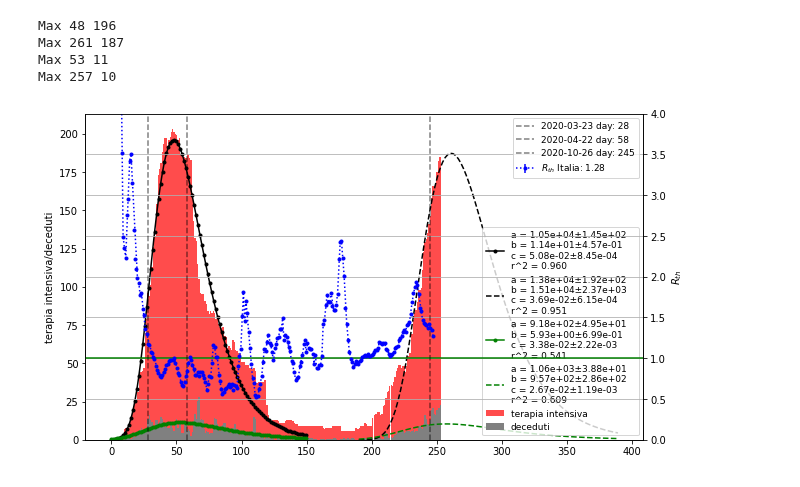
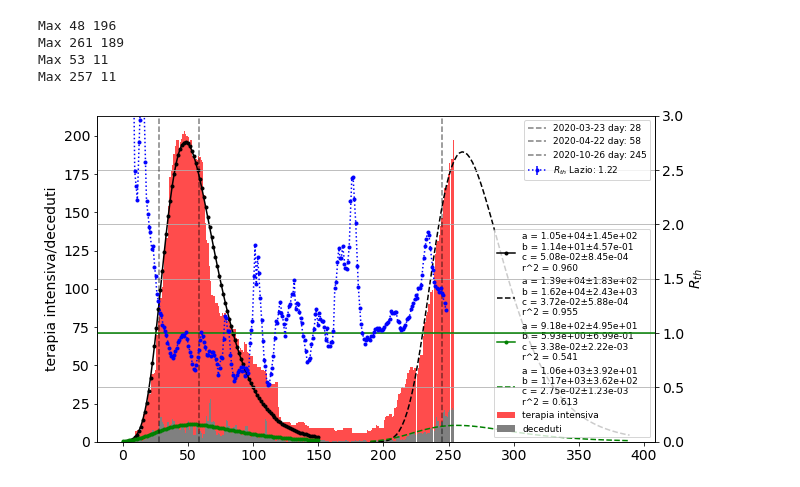
Before and after one commit to gmazzitelli/studenti, a Jupyter notebook: R_th.ipynb, the cells around one changed output. Saved outputs shown, nothing was run; the diff lists cells and outputs as text; code cells hidden in the pictures.

```diff
--- a/R_th.ipynb
+++ b/R_th.ipynb
@@ -293,7 +301,6 @@ plt.show()
 # %%
 fig, ax = plt.subplots(figsize=(10,6))
 x = np.linspace(0, len(Lazio['data']), len(Lazio['data']))
-
 y = np.array(Lazio['terapia_intensiva'])
 ax.bar(x,y, color='red', alpha=0.7, label='terapia intensiva', width=1)
 ax, par = fittalo(dGompertz, x[x<150], y[x<150], ax, [1e5,9., 0.1], 'k.-')
@@ -352,35 +359,35 @@ ax.legend(loc=4, prop={'size': 9})
 ax = ax.twinx()
 
 data = Lazio['nuovi_positivi']
 N=7
 y = np.convolve(data, np.ones((N,))/N, mode='valid')
 x = np.linspace(0, len(y), len(y))
 d=5
 
 y_past = y[:-d]
 x_ = x[d:]
 Rth = y[d:]/y_past
 
 
 # ax.errorbar(x, y, yerr=0, fmt='k.:', label='running avarege')
-ax.errorbar(x_, Rth, yerr=0, fmt='b.:', label='$R_{th}$'+' Italia: {0:.2f}'.format(Rth[-1]))
+ax.errorbar(x_, Rth, yerr=0, fmt='b.:', label='$R_{th}$'+' Lazio: {0:.2f}'.format(Rth[-1]))
 ax.axhline(1, color='green')
 ax.set_xlabel('giorni', horizontalalignment = 'left', x=0.8)
 ax.set_ylabel(r'$R_{th}$')
 day=28
 ax.axvline(day, color='black', linestyle='--', label='{:s} day: {:d}'.format(Lazio.iloc[day, 0][0:10], day), alpha=0.5)
 day=58
 ax.axvline(day, color='black', linestyle='--', label='{:s} day: {:d}'.format(Lazio.iloc[day, 0][0:10], day), alpha=0.5)
 day=245
 ax.axvline(day, color='black', linestyle='--', label='{:s} day: {:d}'.format(Lazio.iloc[day, 0][0:10], day), alpha=0.5)
 
 ax.legend(loc=1, prop={'size': 9})
-ax.set_ylim(bottom=0, top=4)
+ax.set_ylim(bottom=0, top=3)
 ax.grid()
 plt.show()
 # %% [output]
 Max 48 196
-Max 261 187
+Max 261 189
 Max 53 11
-Max 257 10
+Max 257 11
-[figure, old version]
+[figure, new version]
```
Also changed, not shown: parts of 8 cells of this notebook.
